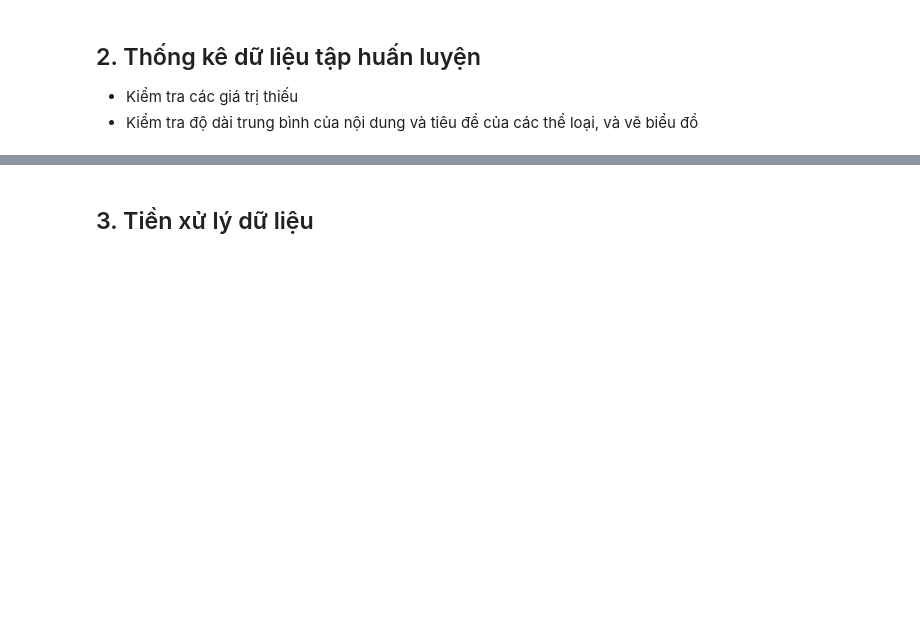
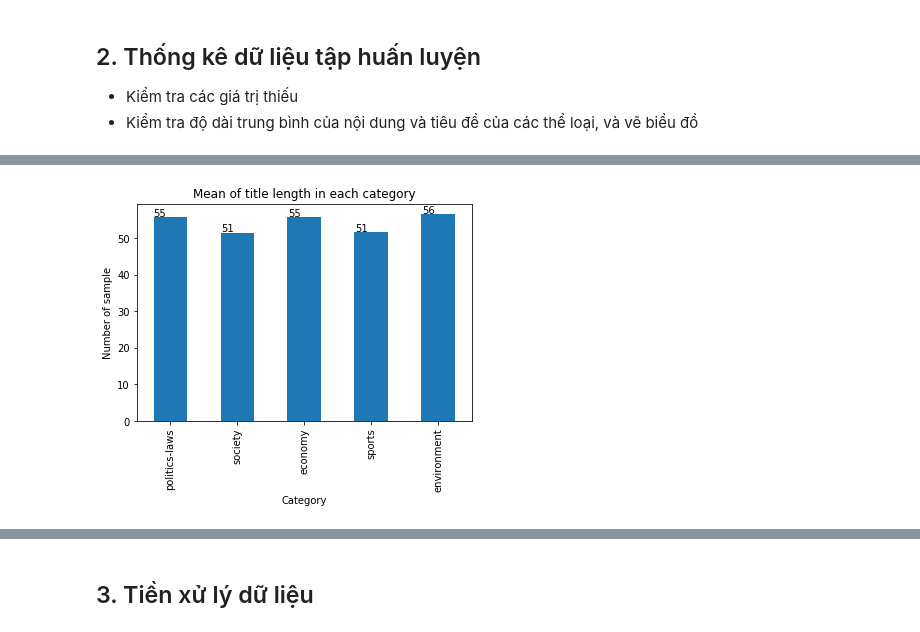
Before and after one commit to tuandoan998/DS_Final_Project, a Jupyter notebook: scripts/pipe_line.ipynb, the cells around one changed output, grey strips where cells are left out. Drawn from its saved outputs; the diff is of its cells as text; code cells hidden in the pictures; blank space fills up the shorter version.

```diff
--- a/scripts/pipe_line.ipynb
+++ b/scripts/pipe_line.ipynb
@@ -75,0 +74,7 @@ X_df.describe()
+# %%
+# get label
+label_name = []
+with open('../data/csv/label.txt', 'r') as f:
+    label_name = [item.split(': ')[0] for item in f.readlines()]
+
+label_name
@@ -75,0 +92,13 @@ X_df.describe()
+# %%
+display_sr = pd.Series()
+for i,label in enumerate(data_df['label'].unique()):
+    display_sr.at[label_name[i]] = data_df.loc[data_df['label'] == label]['title'].str.len().mean()
+
+ax = display_sr.plot(kind='bar')
+ax.set_xlabel('Category')
+ax.set_ylabel('Number of sample')
+ax.set_title('Mean of title length in each category')
+
+value_to_top_bar(ax)
+# %% [output]
+[figure, added]
```
Also changed, not shown: parts of 31 cells of this notebook, 7 other files.
